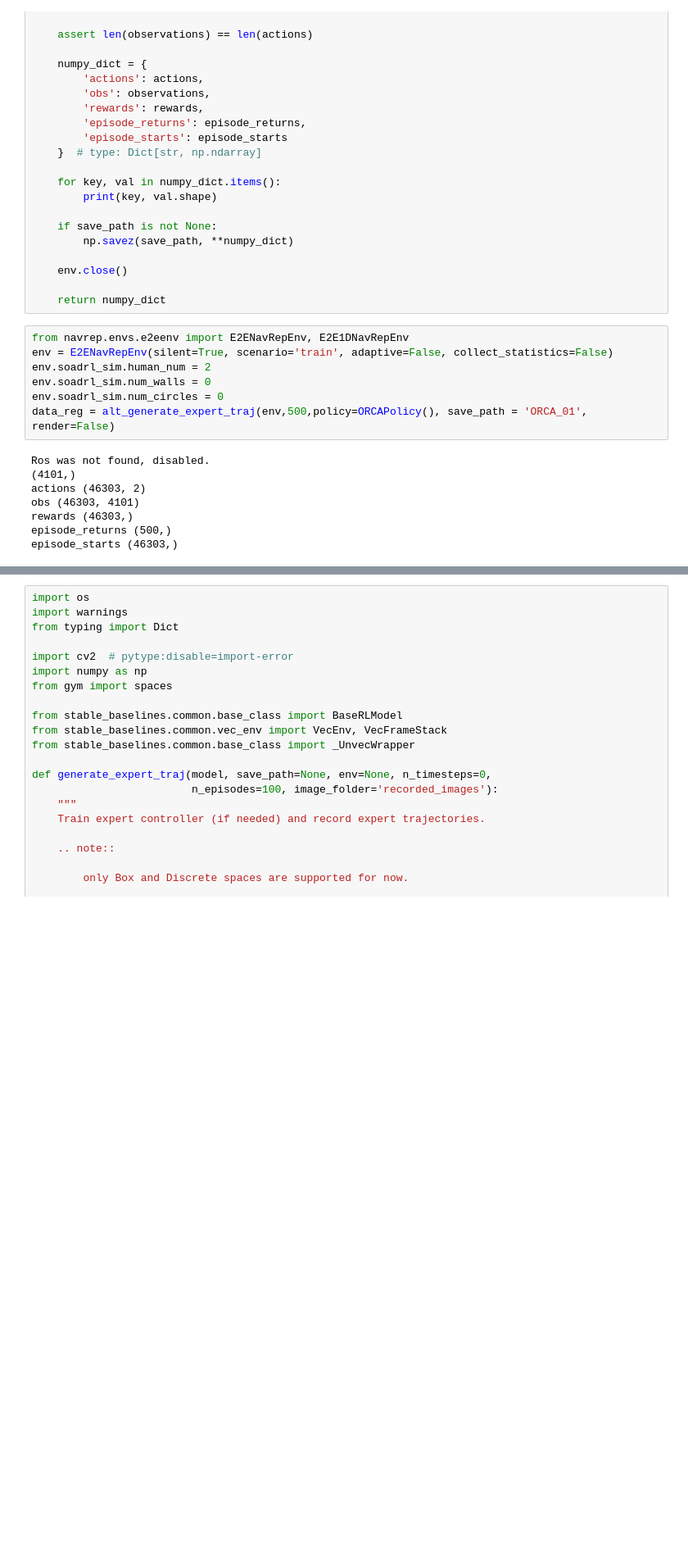
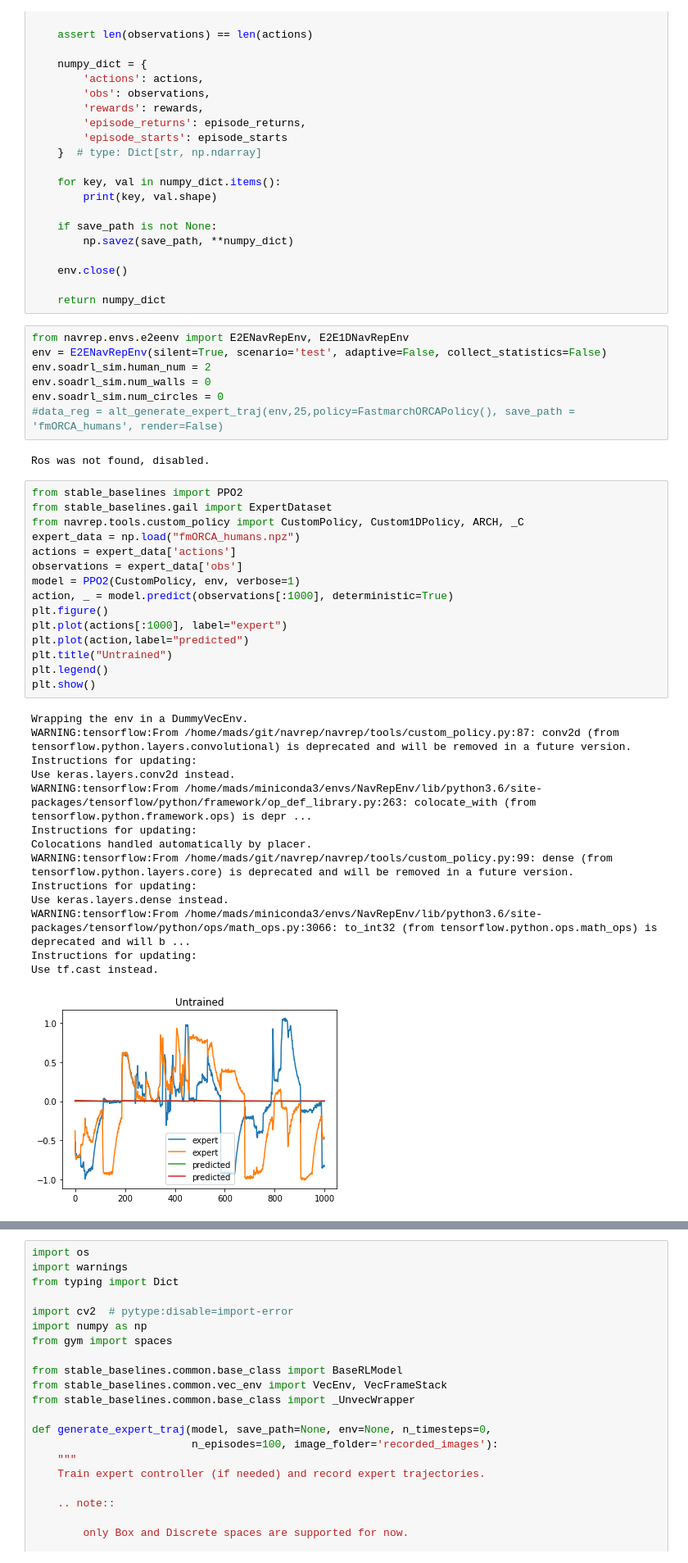
Before and after one commit to Makuh17/navrep, a Jupyter notebook: jupyter_tests/Pretrain Fastmarch.ipynb, the cells around one changed output, grey strips where cells are left out. Shown at 82% size. Cells and saved outputs as stored; diff of their text form; blank space fills up the shorter version.

Commit message:
wrapped env for pretrain compatibility and created train script including pretrain

```diff
--- a/jupyter_tests/Pretrain Fastmarch.ipynb
+++ b/jupyter_tests/Pretrain Fastmarch.ipynb
@@ -207,16 +207,40 @@ def alt_generate_expert_traj(env, n_episodes, episode_length=1000,render=True,
     return numpy_dict
 # %%
 from navrep.envs.e2eenv import E2ENavRepEnv, E2E1DNavRepEnv
-env = E2ENavRepEnv(silent=True, scenario='train', adaptive=False, collect_statistics=False)
+env = E2ENavRepEnv(silent=True, scenario='test', adaptive=False, collect_statistics=False)
 env.soadrl_sim.human_num = 2
 env.soadrl_sim.num_walls = 0
 env.soadrl_sim.num_circles = 0
-data_reg = alt_generate_expert_traj(env,500,policy=ORCAPolicy(), save_path = 'ORCA_01', render=False)
+#data_reg = alt_generate_expert_traj(env,25,policy=FastmarchORCAPolicy(), save_path = 'fmORCA_humans', render=False)
 # %% [output]
 Ros was not found, disabled.
-(4101,)
-actions (46303, 2)
-obs (46303, 4101)
-rewards (46303,)
-episode_returns (500,)
-episode_starts (46303,)
+# %%
+from stable_baselines import PPO2
+from stable_baselines.gail import ExpertDataset
+from navrep.tools.custom_policy import CustomPolicy, Custom1DPolicy, ARCH, _C
+expert_data = np.load("fmORCA_humans.npz")
+actions = expert_data['actions']
+observations = expert_data['obs']
+model = PPO2(CustomPolicy, env, verbose=1)
+action, _ = model.predict(observations[:1000], deterministic=True)
+plt.figure()
+plt.plot(actions[:1000], label="expert")
+plt.plot(action,label="predicted")
+plt.title("Untrained")
+plt.legend()
+plt.show()
+# %% [output]
+Wrapping the env in a DummyVecEnv.
+WARNING:tensorflow:From /home/mads/git/navrep/navrep/tools/custom_policy.py:87: conv2d (from tensorflow.python.layers.convolutional) is deprecated and will be removed in a future version.
+Instructions for updating:
+Use keras.layers.conv2d instead.
+WARNING:tensorflow:From /home/mads/miniconda3/envs/NavRepEnv/lib/python3.6/site-packages/tensorflow/python/framework/op_def_library.py:263: colocate_with (from tensorflow.python.framework.ops) is depr ...
+Instructions for updating:
+Colocations handled automatically by placer.
+WARNING:tensorflow:From /home/mads/git/navrep/navrep/tools/custom_policy.py:99: dense (from tensorflow.python.layers.core) is deprecated and will be removed in a future version.
+Instructions for updating:
+Use keras.layers.dense instead.
+WARNING:tensorflow:From /home/mads/miniconda3/envs/NavRepEnv/lib/python3.6/site-packages/tensorflow/python/ops/math_ops.py:3066: to_int32 (from tensorflow.python.ops.math_ops) is deprecated and will b ...
+Instructions for updating:
+Use tf.cast instead.
+[figure, added]
```
Also changed, not shown: parts of 4 cells of this notebook, 8 other files.
